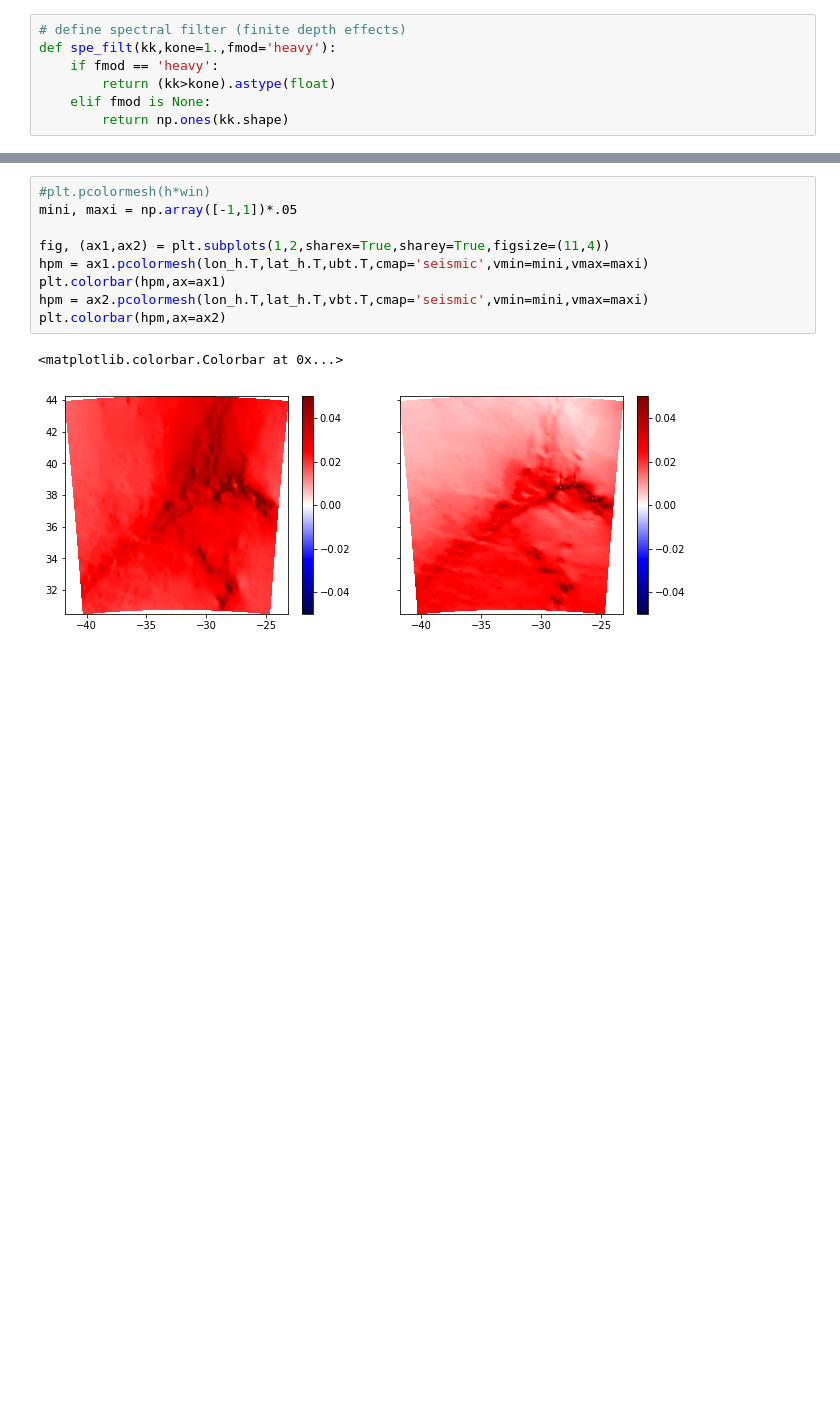
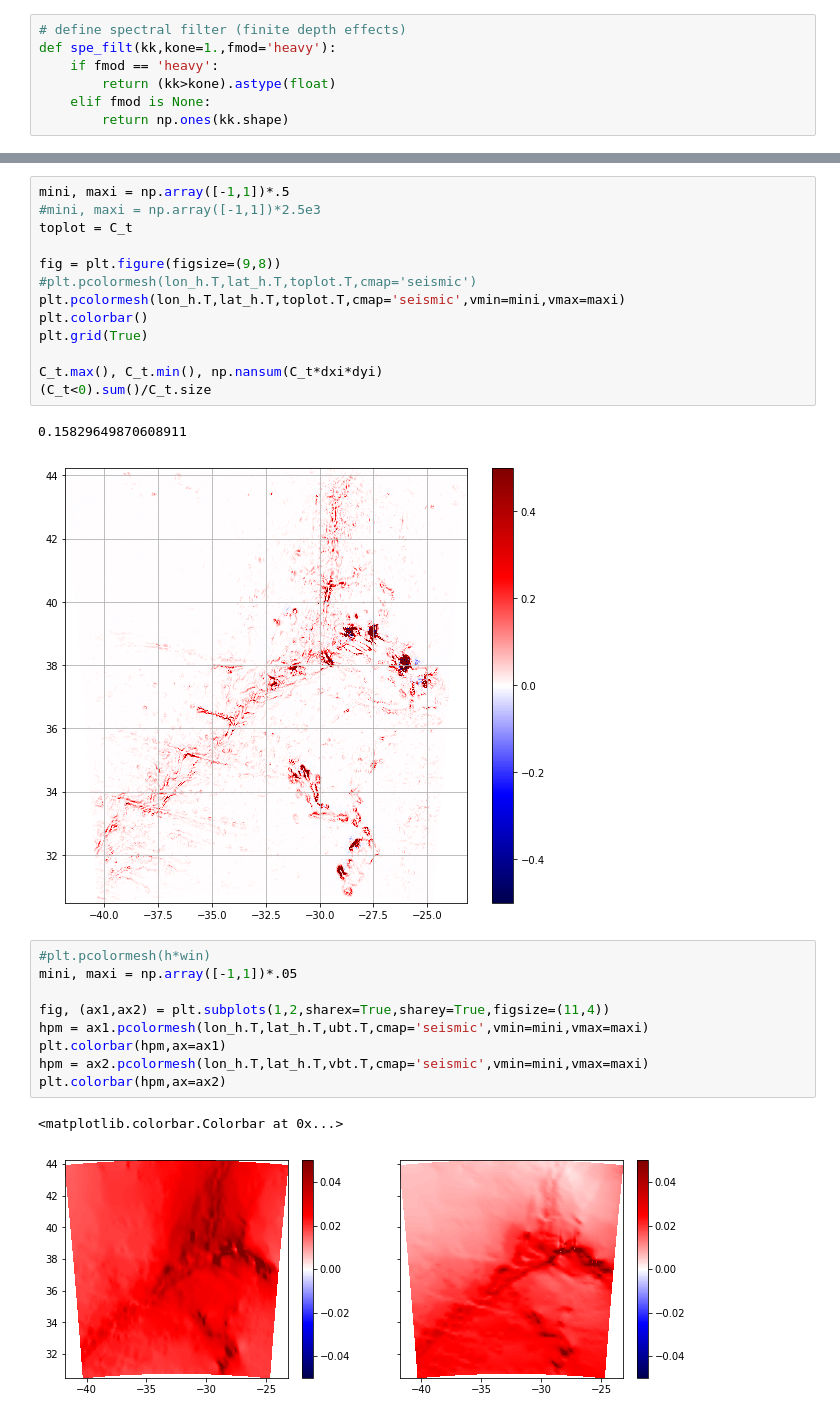
Before and after one commit to NoeLahaye/Int_Tide_Conv, a Jupyter notebook: Nycander_conv.ipynb, the cells around one changed output, grey strips where cells are left out. Cells and saved outputs as stored; diff of their text form; blank space fills up the shorter version.

```diff
--- a/Nycander_conv.ipynb
+++ b/Nycander_conv.ipynb
@@ -259,3 +252,19 @@ C_t.shape, C_t.size
+# %%
+mini, maxi = np.array([-1,1])*.5
+#mini, maxi = np.array([-1,1])*2.5e3
+toplot = C_t
+
+fig = plt.figure(figsize=(9,8))
+#plt.pcolormesh(lon_h.T,lat_h.T,toplot.T,cmap='seismic')
+plt.pcolormesh(lon_h.T,lat_h.T,toplot.T,cmap='seismic',vmin=mini,vmax=maxi)
+plt.colorbar()
+plt.grid(True)
+
+C_t.max(), C_t.min(), np.nansum(C_t*dxi*dyi)
+(C_t<0).sum()/C_t.size
+# %% [output]
+0.15829649870608911
+[figure, added]
 # %%
 #plt.pcolormesh(h*win)
 mini, maxi = np.array([-1,1])*.05
```
Also changed, not shown: parts of 8 cells of this notebook, 1 other file.
